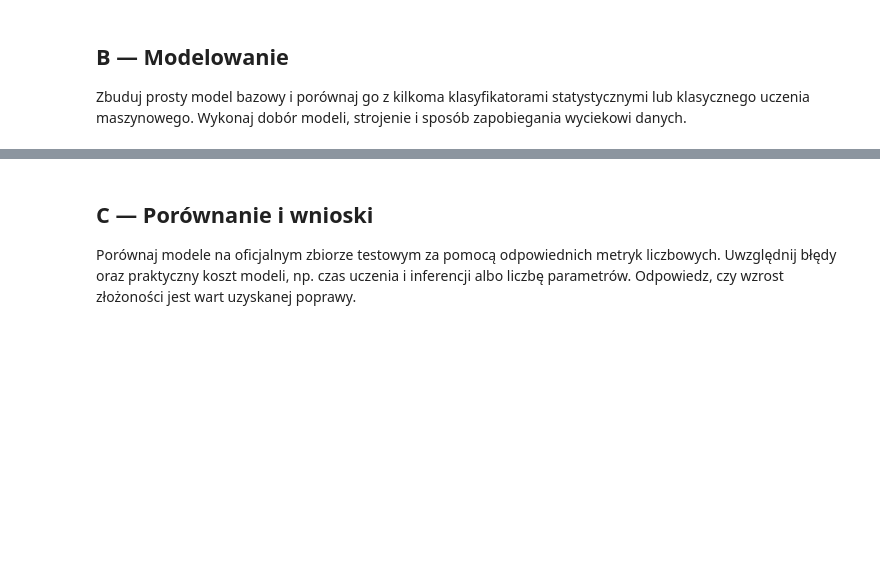
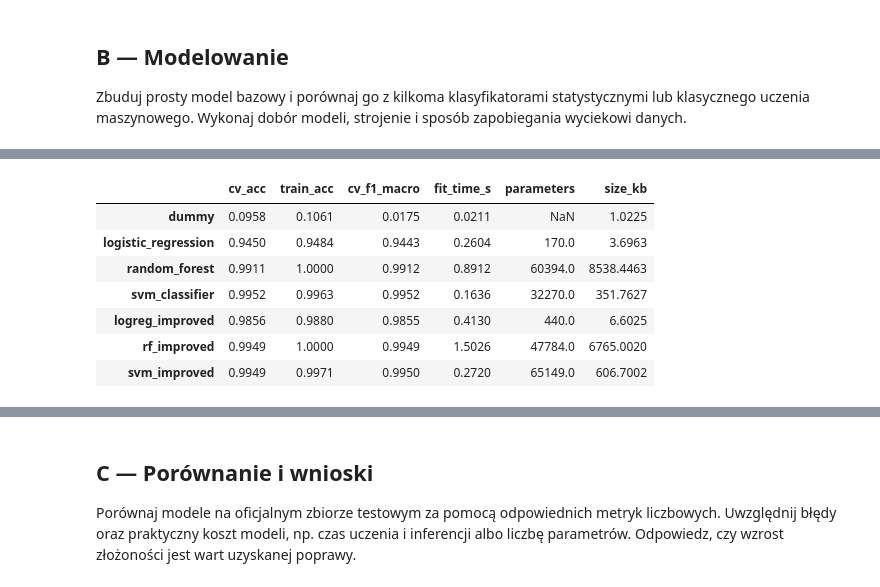
Before and after one commit to pirate1rat/Rekrutacja-AI-Med-2026-2027, a Jupyter notebook: Zadanie-1/Rozwiązanie-1.ipynb, the cells around one changed output, grey strips where cells are left out. Saved outputs shown, nothing was run; the diff lists cells and outputs as text; code cells hidden in the pictures; blank space fills up the shorter version.

```diff
--- a/Zadanie-1/Rozwiązanie-1.ipynb
+++ b/Zadanie-1/Rozwiązanie-1.ipynb
@@ -148,0 +238,43 @@ Zbuduj prosty model bazowy i porównaj go z kilkoma klasyfikatorami statystyczny
+# %%
+from sklearn.base import BaseEstimator, TransformerMixin
+
+class TrajectoryFeatures(BaseEstimator, TransformerMixin):
+    def fit(self, X, y=None):
+        return self
+
+    def transform(self, X):
+        X = np.asarray(X, dtype=float)
+        points = X.reshape(len(X), -1, 2)
+        vectors = np.diff(points, axis=1)
+        lengths = np.linalg.norm(vectors, axis=2)
+
+        a, b = vectors[:, :-1], vectors[:, 1:]
+        cross = a[..., 0] * b[..., 1] - a[..., 1] * b[..., 0]
+        dot = (a * b).sum(axis=2)
+        scale = lengths[:, :-1] * lengths[:, 1:] + 1e-9
+        path_len = lengths.sum(axis=1, keepdims=True)
+
+        return np.hstack([X, vectors.reshape(len(X), -1), cross / scale, dot / scale, path_len])
+
+
+def improved_pipeline(clf):
+    return Pipeline([
+        ("additional", TrajectoryFeatures()),
+        ("scaler", MinMaxScaler()),
+        ("clf", clf),
+    ])
+# %%
+evaluate("logreg_improved", improved_pipeline(LogisticRegression(penalty="l2", C=1.0, max_iter=2000)), logreg_params)
+evaluate("rf_improved", Pipeline([("additional", TrajectoryFeatures()), ("clf", RandomForestClassifier(random_state=42))]), rf_nodes)
+evaluate("svm_improved", improved_pipeline(SVC()), svm_params)
+
+pd.DataFrame(results).T.round(4)
+# %% [output]
+|  | cv_acc | train_acc | cv_f1_macro | fit_time_s | parameters | size_kb |
+| dummy | 0.0958 | 0.1061 | 0.0175 | 0.0211 | NaN | 1.0225 |
+| logistic_regression | 0.9450 | 0.9484 | 0.9443 | 0.2604 | 170.0 | 3.6963 |
+| random_forest | 0.9911 | 1.0000 | 0.9912 | 0.8912 | 60394.0 | 8538.4463 |
+| svm_classifier | 0.9952 | 0.9963 | 0.9952 | 0.1636 | 32270.0 | 351.7627 |
+| logreg_improved | 0.9856 | 0.9880 | 0.9855 | 0.4130 | 440.0 | 6.6025 |
+| rf_improved | 0.9949 | 1.0000 | 0.9949 | 1.5026 | 47784.0 | 6765.0020 |
+| svm_improved | 0.9949 | 0.9971 | 0.9950 | 0.2720 | 65149.0 | 606.7002 |
```
Also changed, not shown: parts of 32 cells of this notebook.
